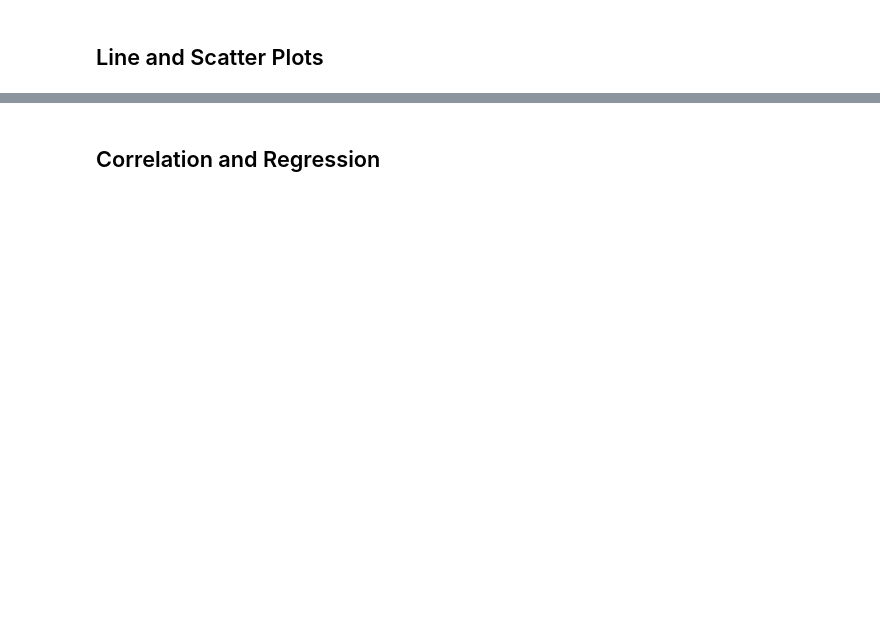
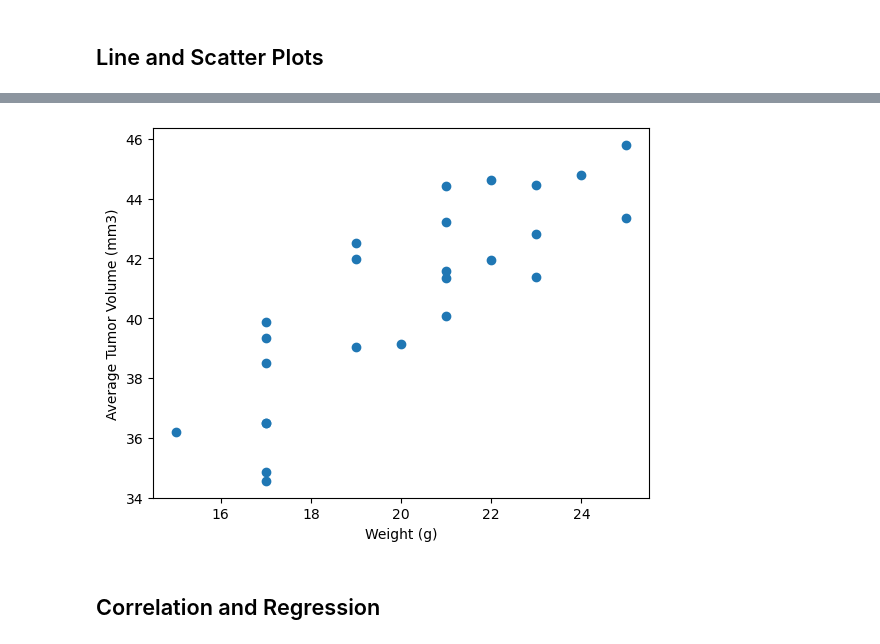
Before and after one commit to j13s3/matplotlib-challenge, a Jupyter notebook: Pymaceuticals/pymaceuticals_starter.ipynb, the cells around one changed output, grey strips where cells are left out. Cells and saved outputs as stored; diff of their text form; code cells hidden in the pictures; blank space fills up the shorter version.

```diff
--- a/Pymaceuticals/pymaceuticals_starter.ipynb
+++ b/Pymaceuticals/pymaceuticals_starter.ipynb
@@ -326,2 +339,13 @@ Name: Tumor Volume (mm3), dtype: float64
+# %%
+# Generate a scatter plot of average tumor volume vs. mouse weight for the Capomulin regimen
+x_axis = clean_data_df[(clean_data_df["Drug Regimen"] == "Capomulin")].sort_values(["Weight (g)"]).groupby(["Mouse ID"]).mean()["Weight (g)"]
+y_axis = clean_data_df[(clean_data_df["Drug Regimen"] == "Capomulin")].sort_values(["Weight (g)"]).groupby(["Mouse ID"]).mean()["Tumor Volume (mm3)"]
+
+plt.scatter(x_axis, y_axis, marker="o")
+plt.xlabel("Weight (g)")
+plt.ylabel("Average Tumor Volume (mm3)")
+plt.show()
+# %% [output]
+[figure, added]
 # %% [markdown]
 ## Correlation and Regression
```
Also changed, not shown: parts of 12 cells of this notebook, 1 other file.
